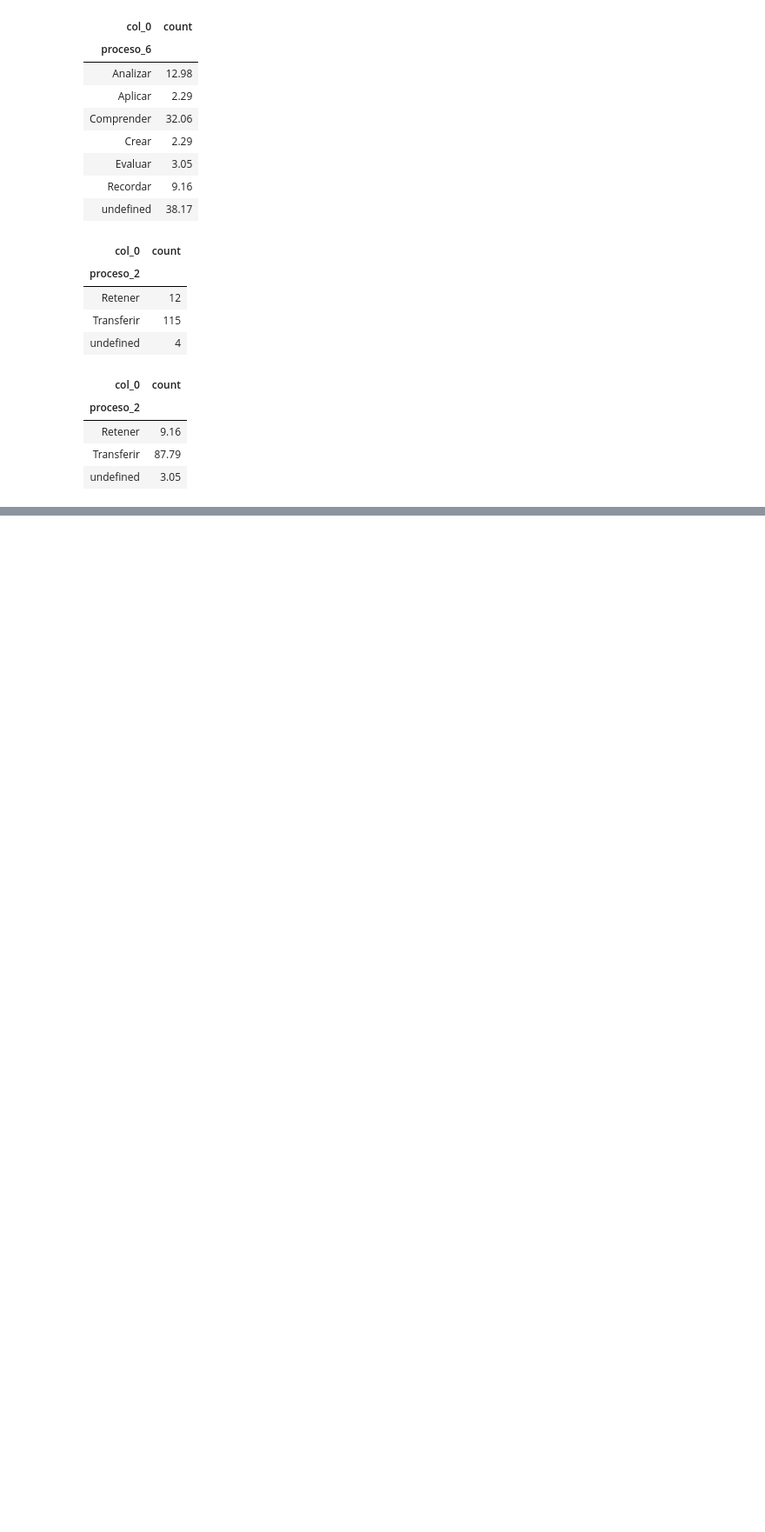
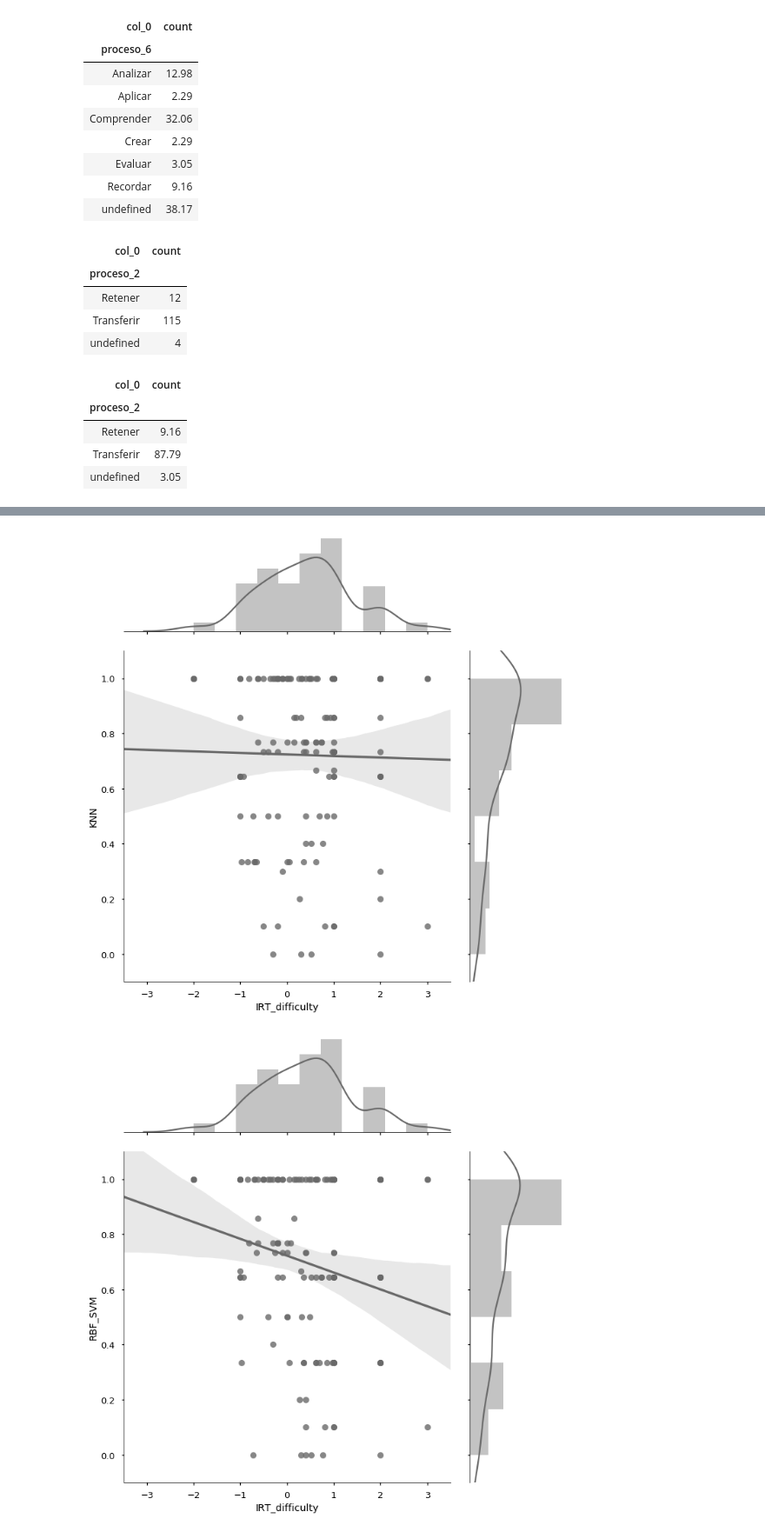
Before and after one commit to Yagwar/ASAG_Test, a Jupyter notebook: analisis_resultados.ipynb, the cells around one changed output, grey strips where cells are left out. Shown at 87% size. Saved outputs shown, nothing was run; the diff lists cells and outputs as text; code cells hidden in the pictures; blank space fills up the shorter version.

```diff
--- a/analisis_resultados.ipynb
+++ b/analisis_resultados.ipynb
@@ -330,0 +347,11 @@ round((pd.crosstab(index=data_jueces.proceso_2, columns="count")/data_jueces.sha
+# %%
+data_final=pd.read_csv("final reults.csv", sep=";", decimal=",", index_col=0)
+data_final.drop(["EM_45c","LF_18a","LF_31b"],inplace=True)
+# %%
+for clasif in ["KNN","RBF_SVM","Rand_Forest","AdaBoost","Naive_Bayes","QDA"]:
+    sns.jointplot("IRT_difficulty", clasif, data=data_final,kind="reg",
+                  height=10, ratio=3, color="dimgrey",
+                  xlim=(-3.5,3.5), ylim=(-0.1,1.1))
+# %% [output]
+[figure, added]
+[figure, added]
```
Also changed, not shown: parts of 8 cells of this notebook.
